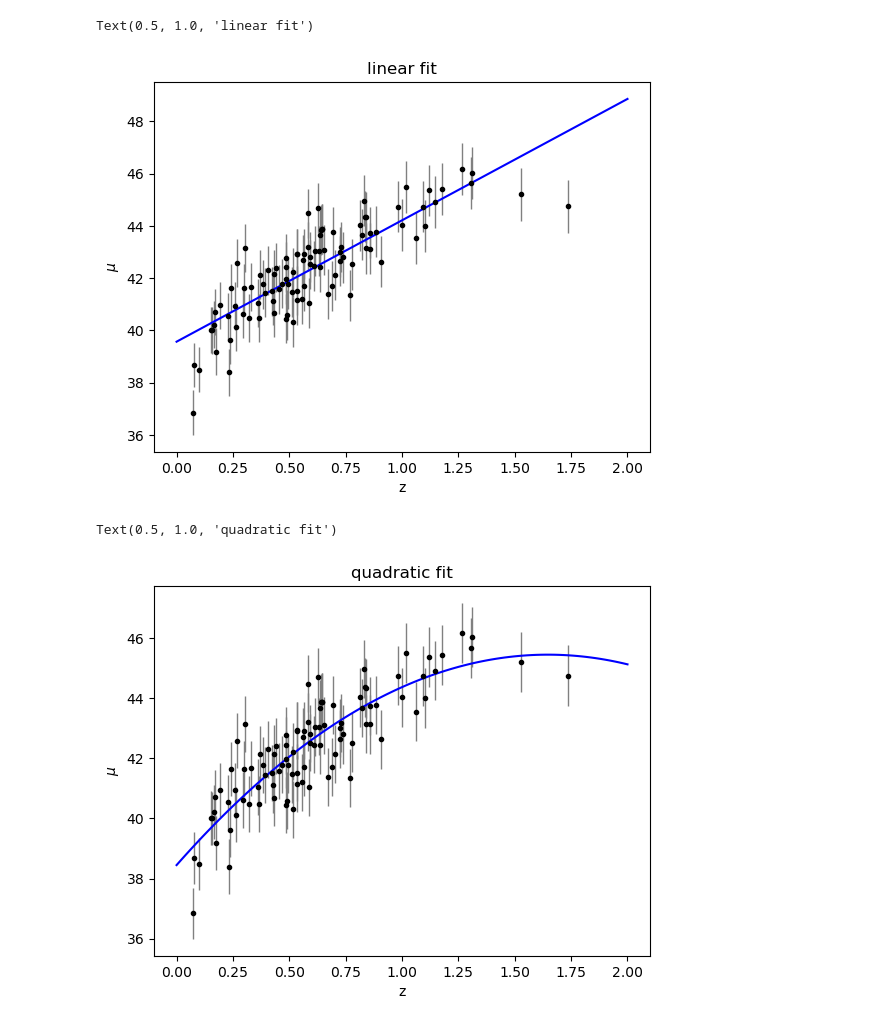
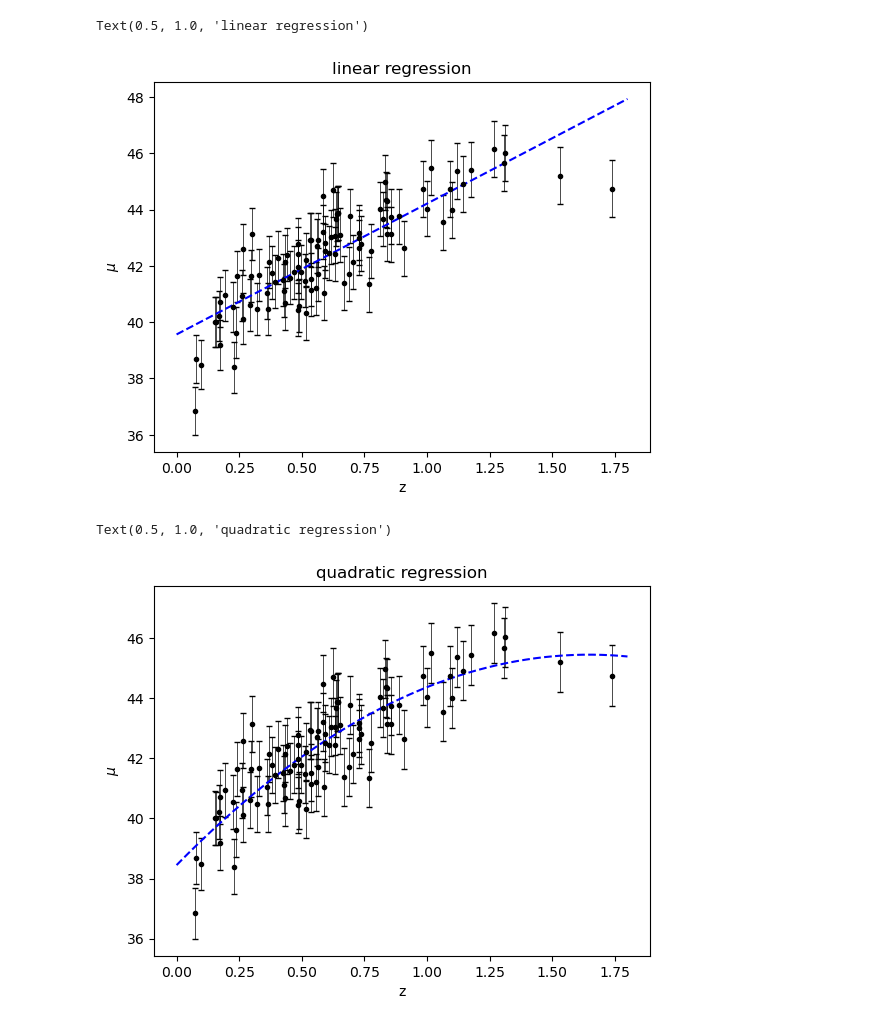
Before and after one commit to Giulia7T/ilovegit, a Jupyter notebook: 17_18_Supernovae.ipynb, the cells around one changed output. Saved outputs shown, nothing was run; the diff lists cells and outputs as text; code cells hidden in the pictures.

```diff
--- a/17_18_Supernovae.ipynb
+++ b/17_18_Supernovae.ipynb
@@ -9,12 +8,11 @@ from astroML.linear_model import PolynomialRegression
 from astroML.linear_model import BasisFunctionRegression
 from astroML.linear_model import NadarayaWatson
 # %%
-z_sample, mu_sample, dmu = generate_mu_z(100, random_state=1234)
+#generating data
+z, mu, dmu = generate_mu_z(100, random_state=1234) #mu = m - M
 
-plt.errorbar(z_sample, mu_sample, dmu, fmt=".k", ecolor="gray", lw=1,label="data")
+plt.errorbar(z, mu, dmu, fmt=".k", linewidth=0.5, capsize=2)
 plt.xlabel("z")
 plt.ylabel("$\\mu$")
-plt.legend(loc="lower right")
-plt.xlim(0,2)
-plt.ylim(35,50)
+plt.title("Supernovae data")
 # %% [output]
@@ -23,2 +21,2 @@ plt.ylim(35,50)
 # %%
-x = np.linspace(0, 2, 100)
+x = np.linspace(0, 1.8, 1000) #for a fine plotting
@@ -25,25 +27,25 @@ x = np.linspace(0, 2, 100)
 # %%
-p_lin = np.polyfit(z_sample, mu_sample, 1)
-y_lin = np.polyval(p_lin, x)
+pol_1 = np.polyfit(z, mu, 1) #it gives the best parameters
+y_1 = np.polyval(pol_1, x)
 
-plt.errorbar(z_sample, mu_sample, dmu, fmt=".k", ecolor="gray", lw=1,label="data")
-plt.plot(x, y_lin, "b")
+plt.errorbar(z, mu, dmu, fmt=".k", linewidth=0.5, capsize=2)
+plt.plot(x, y_1, "--b")
 plt.xlabel("z")
 plt.ylabel("$\\mu$")
-plt.title("linear fit")
+plt.title("linear regression")
 # %% [output]
-Text(0.5, 1.0, 'linear fit')
+Text(0.5, 1.0, 'linear regression')
-[figure, old version]
+[figure, new version]
 # %%
-p_2 = np.polyfit(z_sample, mu_sample, 2)
-y_2 = np.polyval(p_2, x)
+pol_2 = np.polyfit(z, mu, 2)
+y_2 = np.polyval(pol_2, x)
 
-plt.errorbar(z_sample, mu_sample, dmu, fmt=".k", ecolor="gray", lw=1,label="data")
-plt.plot(x, y_2, "b")
+plt.errorbar(z, mu, dmu, fmt=".k", linewidth=0.5, capsize=2)
+plt.plot(x, y_2, "--b")
 plt.xlabel("z")
 plt.ylabel("$\\mu$")
-plt.title("quadratic fit")
+plt.title("quadratic regression")
 # %% [output]
-Text(0.5, 1.0, 'quadratic fit')
+Text(0.5, 1.0, 'quadratic regression')
-[figure, old version]
+[figure, new version]
 # %%
```
Also changed, not shown: parts of 26 cells of this notebook.
